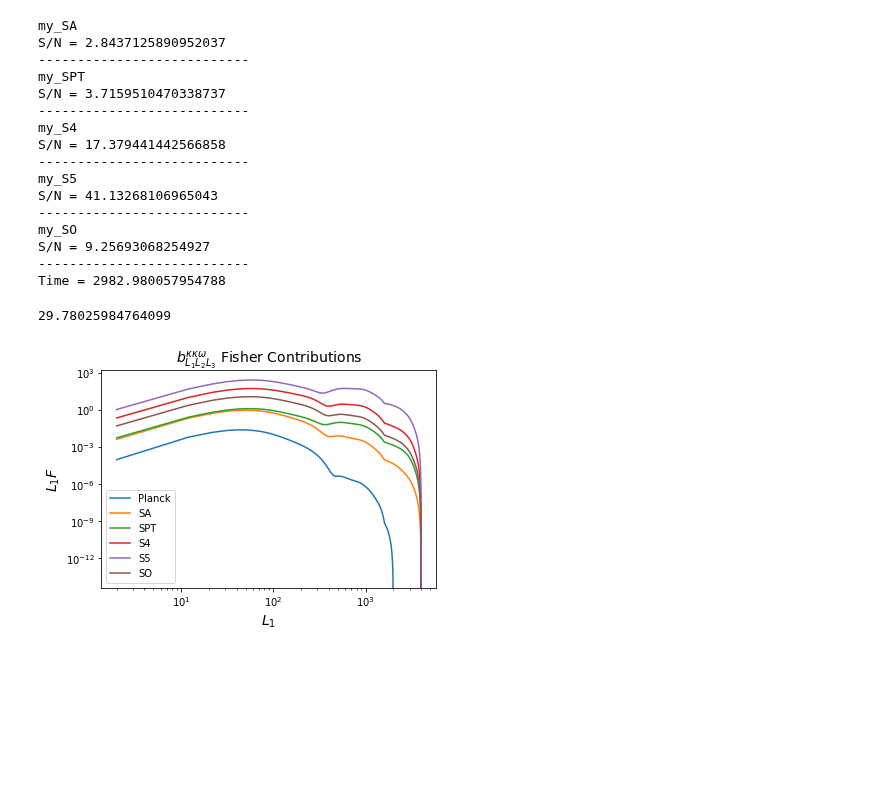
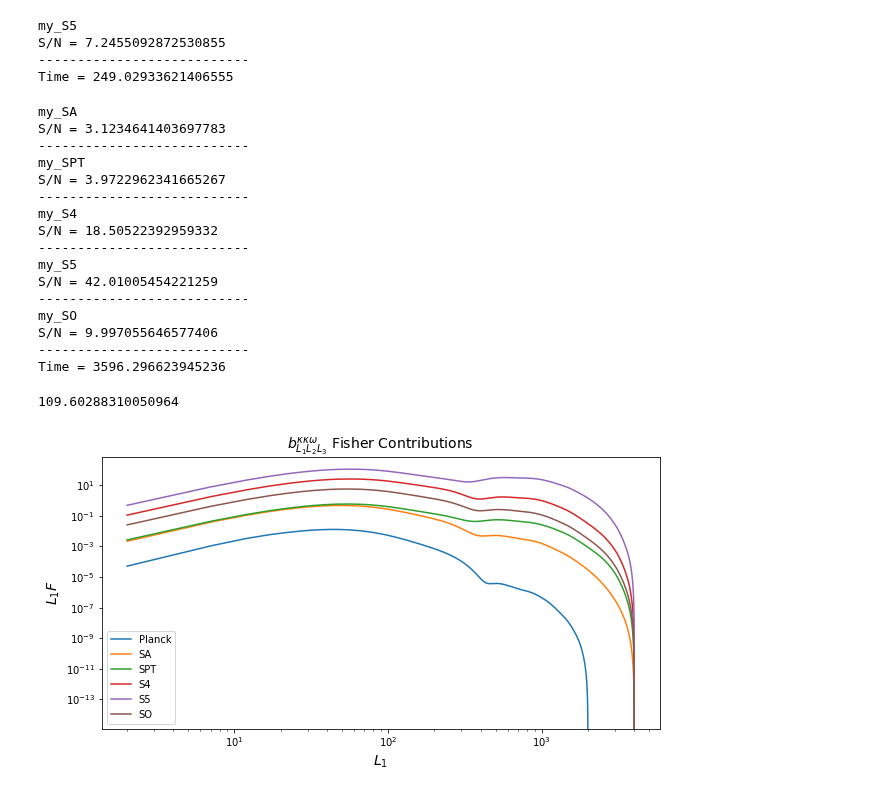
Before and after one commit to mfrobertson/omegaQE, a Jupyter notebook: kkomega/fisher.ipynb, the cells around one changed output. Cells and saved outputs as stored; diff of their text form; code cells hidden in the pictures; blank space fills up the shorter version.

```diff
--- a/kkomega/fisher.ipynb
+++ b/kkomega/fisher.ipynb
@@ -6,6 +8,6 @@ import matplotlib.pyplot as plt
 # %%
 N0_file = "cache/_N0/N0_my_Planck_14_14_TQU.npy"
-ells_sample_file = "cache/_M/10000_1000/ells.npy"
+ells_sample_file = "cache/_M/4000_1000/ells.npy"
 M_file = "cache/_M/4000_1000/M.npy"
 # %%
 fisher = Fisher(N0_file, ells_sample_file, M_file)
@@ -229,0 +283,18 @@ Time = 319.9057722091675
+# %%
+Lmax = 1000
+dL = 1
+Ntheta = 100
+L3max = 1000
+f_skys = [0.65, 0.06, 0.4, 0.5, 0.4]
+exps = ["my_SA", "my_SPT", "my_S4", "my_S5", "my_SO"]
+t0 = time.time()
+for iii, exp in enumerate(exps):
+    N0_file = f"cache/_N0/N0_{exp}_14_14_TQU.npy"
+    fisher = Fisher(N0_file, ells_sample_file, M_file)
+    f_sky = f_skys[iii]
+    F_conv_rot = fisher.get_convergence_rotation_bispectrum_Fisher3(Lmax, dL, Ntheta, L3max, f_sky)
+    print(exp)
+    print(f"S/N = {np.sqrt(F_conv_rot)}")
+    print("---------------------------")
+t1 = time.time()
+print(f"Time = {t1 - t0}")
@@ -230,7 +318,27 @@ Time = 319.9057722091675
+# %%
+Lmax = 4000
+dL = 1
+Ntheta = 20
+L3max = 4000
+t0 = time.time()
+N0_file = f"cache/_N0/N0_my_S5_14_14_TQU.npy"
+fisher = Fisher(N0_file, ells_sample_file, M_file)
+f_sky = 0.5
+F_conv_rot = fisher.get_convergence_rotation_bispectrum_Fisher3(Lmax, dL, Ntheta, L3max, f_sky)
+print("my_S5")
+print(f"S/N = {np.sqrt(F_conv_rot)}")
+print("---------------------------")
+t1 = time.time()
+print(f"Time = {t1 - t0}")
+# %% [output]
+my_S5
+S/N = 7.2455092872530855
+---------------------------
+Time = 249.02933621406555
 # %%
 Lmax = 4000
 dL = 1
-dTheta = 0.3
+Ntheta = 10
 L3max = 4000
 f_skys = [0.65, 0.06, 0.4, 0.5, 0.4]
 exps = ["my_SA", "my_SPT", "my_S4", "my_S5", "my_SO"]
@@ -239,7 +347,7 @@ for iii, exp in enumerate(exps):
     N0_file = f"cache/_N0/N0_{exp}_14_14_TQU.npy"
     fisher = Fisher(N0_file, ells_sample_file, M_file)
     f_sky = f_skys[iii]
-    F_conv_rot = fisher.get_convergence_bispectrum_Fisher3(Lmax, dL, dTheta, L3max, f_sky)
+    F_conv_rot = fisher.get_convergence_bispectrum_Fisher3(Lmax, dL, Ntheta, L3max, f_sky)
     print(exp)
     print(f"S/N = {np.sqrt(F_conv_rot)}")
     print("---------------------------")
@@ -247,40 +355,40 @@ t1 = time.time()
 print(f"Time = {t1 - t0}")
 # %% [output]
 my_SA
-S/N = 2.8437125890952037
+S/N = 3.1234641403697783
 ---------------------------
 my_SPT
-S/N = 3.7159510470338737
+S/N = 3.9722962341665267
 ---------------------------
 my_S4
-S/N = 17.379441442566858
+S/N = 18.50522392959332
 ---------------------------
 my_S5
-S/N = 41.13268106965043
+S/N = 42.01005454221259
 ---------------------------
 my_SO
-S/N = 9.25693068254927
+S/N = 9.997055646577406
 ---------------------------
-Time = 2982.980057954788
+Time = 3596.296623945236
 # %%
-dL = 10
-dTheta = 0.3
+dL = 5
+Ntheta = 10
 Lmaxs = [2000, 4000, 4000, 4000, 4000, 4000]
 f_skys = [0.7, 0.65, 0.06, 0.4, 0.5, 0.4]
 exps = ["my_Planck", "my_SA", "my_SPT", "my_S4", "my_S5", "my_SO"]
 t0 = time.time()
 for iii, exp in enumerate(exps):
     N0_file = f"cache/_N0/N0_{exp}_14_14_TQU.npy"
     fisher = Fisher(N0_file, ells_sample_file, M_file)
-    Ls_rot, F_conv_rot = fisher.get_convergence_rotation_bispectrum_Fisher2(Lmaxs[iii], dL, dTheta, Lmaxs[iii], f_skys[iii], arr=True)
+    Ls_rot, F_conv_rot = fisher.get_convergence_rotation_bispectrum_Fisher2(Lmaxs[iii], dL, Ntheta, Lmaxs[iii], f_skys[iii], arr=True)
     plt.loglog(Ls_rot, Ls_rot*F_conv_rot, label=f"{exp[3:]}")
 t1 = time.time()
 print(t1-t0)
 plt.title("$b_{L_1L_2L_3}^{\kappa\kappa\omega}$ Fisher Contributions", fontsize=14)
 plt.xlabel("$L_1$", fontsize=14)
 plt.ylabel("$L_1F$", fontsize=14)
 plt.legend()
 plt.show()
 # %% [output]
-29.78025984764099
+109.60288310050964
-[figure, old version]
+[figure, new version]
```
Also changed, not shown: parts of 17 cells of this notebook, 9 other files.
